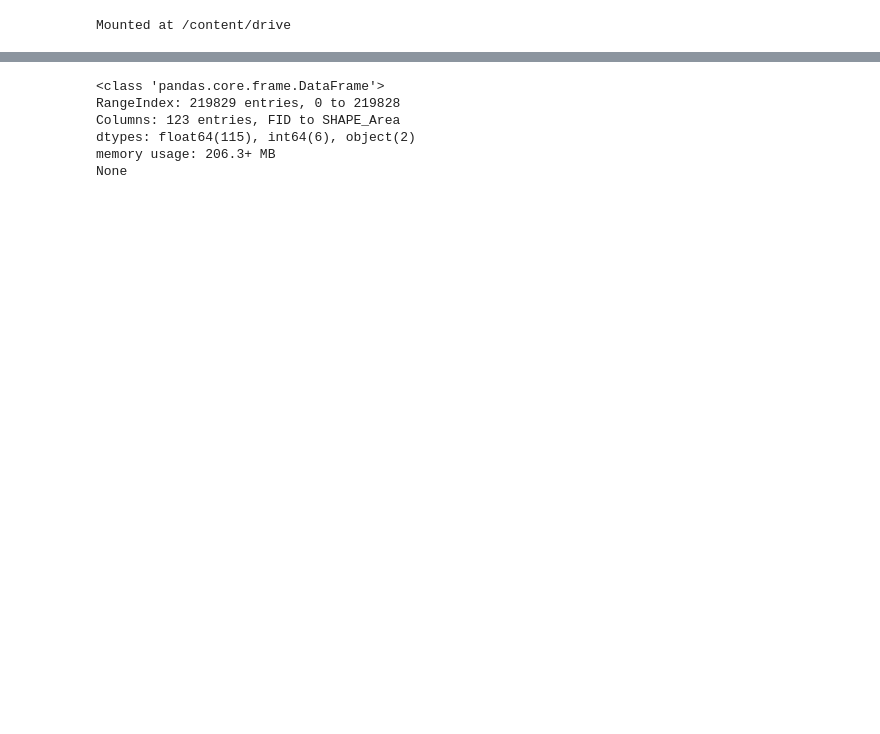
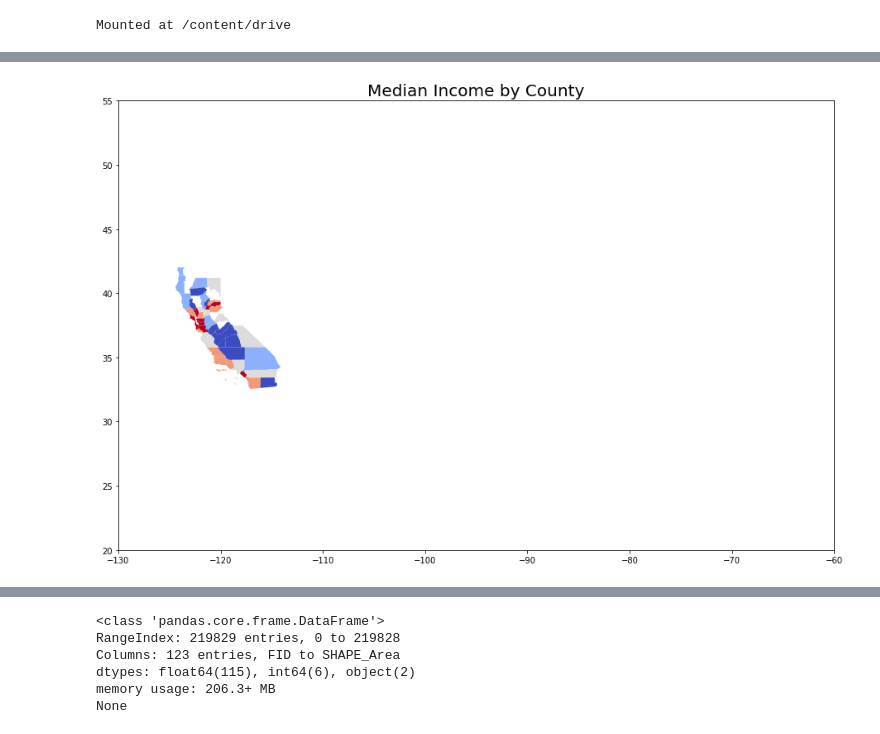
Before and after one commit to q-maze/housingMktDataViz, a Jupyter notebook: Geopandas_for_User_Output.ipynb, the cells around one changed output, grey strips where cells are left out. Drawn from its saved outputs; the diff is of its cells as text; code cells hidden in the pictures; blank space fills up the shorter version.

```diff
--- a/Geopandas_for_User_Output.ipynb
+++ b/Geopandas_for_User_Output.ipynb
@@ -287,3 +278,4 @@ Enter Public Transit or Driving: driving
-# %%
-LAI.add_user_prof(user)
-result = LAI.show_affordable_locations()
+# %%
+user_1 = get_filters()
+LAI.add_user_prof(user_1)
+result_1 = LAI.show_affordable_locations()
@@ -289,0 +314,21 @@ result = LAI.show_affordable_locations()
+# %%
+# path of the county shapefile
+path='/content/drive/MyDrive/CountyShapefile' # change based on where user Shapefiles are saved
+
+# load the shape file using geopandas
+geo_county = geopandas.read_file(path)
+
+# rename columns
+geo_county.columns=['STATEFP', 'COUNTYFP', 'COUNTYNS', 'AFFGEOID', 'State-County', 'county', 'LSAD',
+       'ALAND', 'AWATER', 'geometry']
+
+geo_county['State-County'] = pd.to_numeric(geo_county["State-County"], downcast='integer')
+result_1['State-County'] = pd.to_numeric(result_1["State-County"], downcast='integer')
+
+# merge cb_2016_us_county_20m file with usa dta
+geo_county_1=geo_county.merge(result_1,on='State-County').dropna(axis=0).sort_values(by='per_capita_income',ascending=False).reset_index()
+geo_county_table_1 = geo_county_1.drop(geo_county_1.columns[0:6], axis=1)
+geo_county_table_1 = geo_county_table_1.drop(geo_county_table_1.columns[1:5], axis=1)
+geo_county_table_1 = geo_county_table_1.drop(geo_county_table_1.columns[3:6], axis=1)
+geo_county_table_1 = geo_county_table_1.rename(columns={'SF1_BlockGroups_ST_ABBREV': 'State',})
+geo_county_table_1
@@ -289,0 +353,11 @@ result = LAI.show_affordable_locations()
+# %%
+# plot
+geo_county_1.plot(column='per_capita_income',scheme="quantiles",figsize=(25,10),cmap='coolwarm')
+plt.xlim(-130,-60)
+plt.ylim(20,55)
+plt.title('Median Income by County',fontsize=20)
+# add state borders
+# zoom on state
+plt.show()
+# %% [output]
+[figure, added]
```
Also changed, not shown: parts of 14 cells of this notebook.
